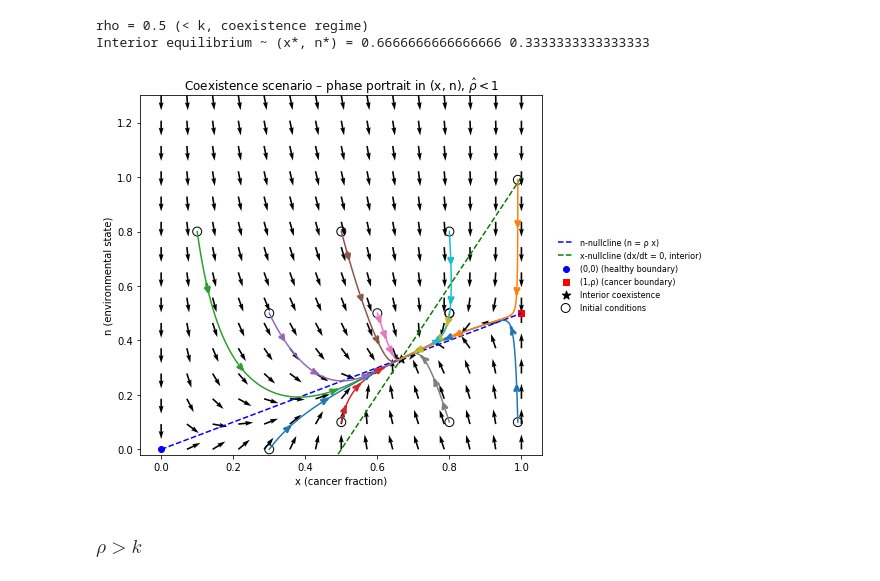
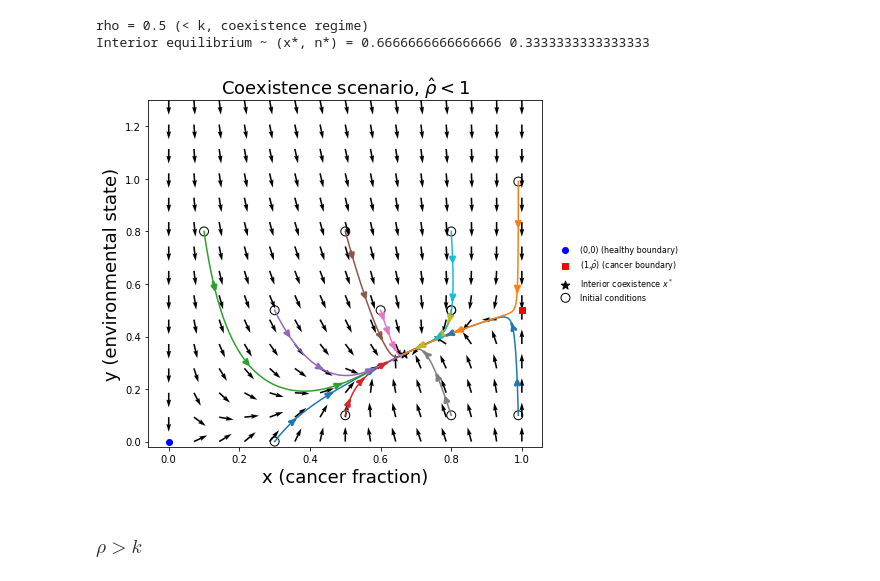
Before and after one commit to gyanezfeliu/dynamics_dormancy, a Jupyter notebook: EGT_paper.ipynb, the cells around one changed output. Cells and saved outputs as stored; diff of their text form; code cells hidden in the pictures.

```diff
--- a/EGT_paper.ipynb
+++ b/EGT_paper.ipynb
@@ -770,10 +756,10 @@ ax.quiver(X, N, U_norm, V_norm, angles="xy")
 # n-nullcline: n = ρ x
 x_nc = np.linspace(0.0, 1.0, 200)
 n_nc = rho * x_nc
-ax.plot(x_nc, n_nc, "b--", label="n-nullcline (n = ρ x)")
+#ax.plot(x_nc, n_nc, "b--", label="n-nullcline (n = ρ x)")
 
 # x-nullcline: interior branch n(x)
-ax.plot(x_nc_curve, n_nc_curve, "g--", label="x-nullcline (dx/dt = 0, interior)")
+#ax.plot(x_nc_curve, n_nc_curve, "g--", label="Environmental tolerance")
 
 # boundaries x = 0, x = 1 are also x-nullclines, but they are the domain edges.
 
@@ -793,7 +779,7 @@ ax.scatter(
     [rho],
     c="red",
     marker="s",
-    label="(1,ρ) (cancer boundary)",
+    label=r"(1,$\hat\rho$) (cancer boundary)",
 )
 
 ax.scatter(
@@ -802,7 +788,7 @@ ax.scatter(
     c="black",
     marker="*",
     s=80,
-    label="Interior coexistence",
+    label=r"Interior coexistence $x^*$",
 )
 
 # -----------------------------
@@ -821,37 +807,37 @@ for x0, n0 in initial_conditions:
 # initial condition markers on top
 x0_list = [ic[0] for ic in initial_conditions]
 n0_list = [ic[1] for ic in initial_conditions]
 ax.scatter(
     x0_list,
     n0_list,
     marker="o",
     s=80,
     edgecolor="k",
     facecolor="none",
     label="Initial conditions",
 )
 
 # -----------------------------
 # Formatting
 # -----------------------------
-ax.set_xlabel("x (cancer fraction)")
-ax.set_ylabel("n (environmental state)")
+ax.set_xlabel("x (cancer fraction)", fontsize=18)
+ax.set_ylabel("y (environmental state)", fontsize=18)
 #ax.set_xlim(x_min - 0.02, x_max + 0.02)
 ax.set_ylim(n_min - 0.02, n_max)
-ax.set_title(r'Coexistence scenario – phase portrait in (x, n), $\hat\rho<1$')
+ax.set_title(r'Coexistence scenario, $\hat\rho<1$', fontsize=18)
 
 # leave space on the right for legend
 fig.tight_layout(rect=[0, 0, 0.8, 1])
 
 # legend outside on the right
 ax.legend(loc="center left", bbox_to_anchor=(1.02, 0.5), frameon=False, fontsize=8)
 
 # optional save
 # fig.savefig("Figures/coexistence_rho<k.png", dpi=300)
 
 plt.show()
 # %% [output]
-[figure, old version]
+[figure, new version]
 # %% [markdown]
 ### $\rho > k$
 # %%
```
Also changed, not shown: parts of 8 cells of this notebook, 3 other files.
